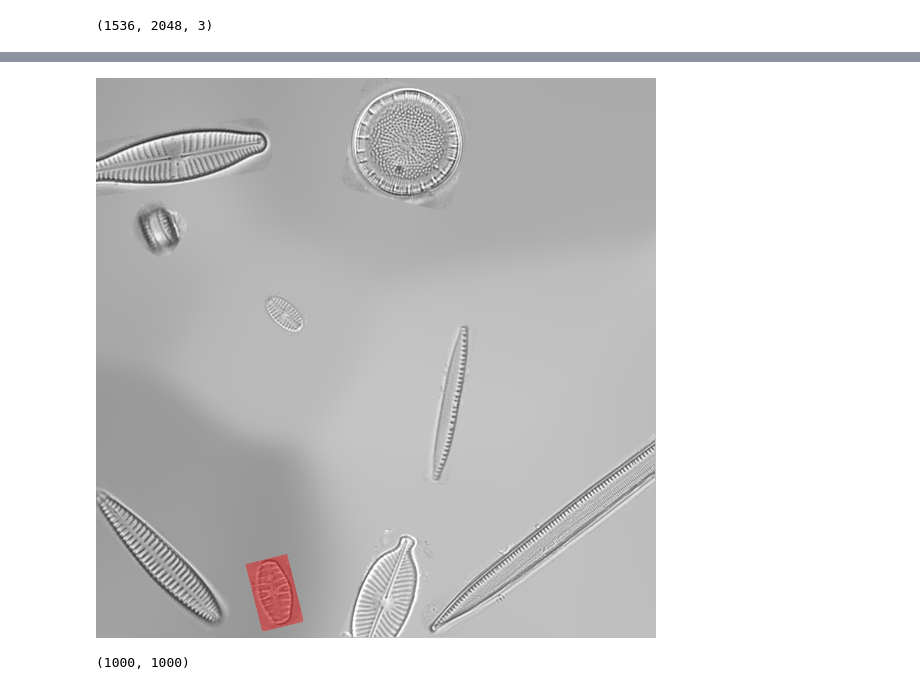
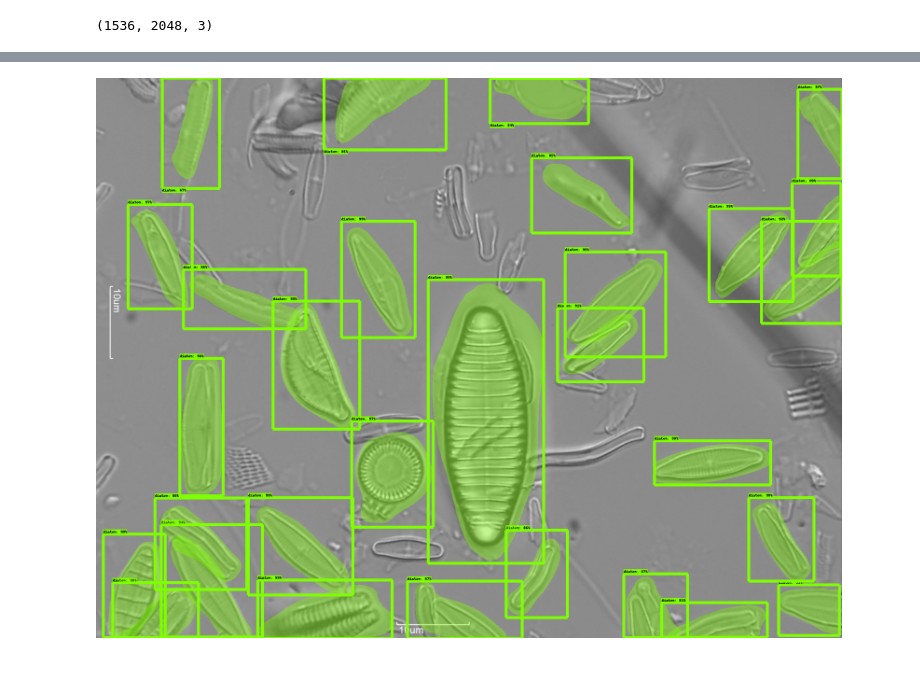
Before and after one commit to xuewengeophysics/Super-Diatom-Classifier, a Jupyter notebook: testing/segmentation.ipynb, the cells around one changed output, grey strips where cells are left out. Drawn from its saved outputs; the diff is of its cells as text; code cells hidden in the pictures.

```diff
--- a/testing/segmentation.ipynb
+++ b/testing/segmentation.ipynb
@@ -45,7 +46,7 @@ INFO:tensorflow:Saver not created because there are no variables in the graph to
 ## Loading label map
 # %%
 # List of the strings that is used to add correct label for each box.
-PATH_TO_LABELS = '/home/GTL/pfauregi/Training/setup02/data/binary_label_map.pbtxt'
+PATH_TO_LABELS = '/mnt/nvme-storage/pfauregi/training/setup02/data/binary_label_map.pbtxt'
 category_index = label_map_util.create_category_index_from_labelmap(PATH_TO_LABELS, use_display_name=True)
 # %% [markdown]
 For the sake of simplicity we will test on 2 images:
@@ -97,6 +98,20 @@ def run_inference_for_single_image(model, image):
         output_dict['detection_masks_reframed'] = detection_masks_reframed.numpy()
 
     return output_dict
+
+def show_inference(output_dict, image_np, n_max_box=20):
+    vis_util.visualize_boxes_and_labels_on_image_array(
+        image_np,
+        output_dict['detection_boxes'],
+        output_dict['detection_classes'],
+        output_dict['detection_scores'],
+        category_index,
+        instance_masks=output_dict.get('detection_masks_reframed', None),
+        use_normalized_coordinates=True,
+        line_thickness=8,
+        max_boxes_to_draw=n_max_box)
+
+    display(Image.fromarray(image_np))
 # %%
 img_path = "/home/GTL/pfauregi/Super-Diatomee-Classifier/training/raw_dataset/images/0000.png"
 image = np.array(Image.open(img_path))
@@ -109,5 +124,5 @@ image_np.shape
 # %%
-img_path = "/home/GTL/pfauregi/Training/sample.jpg"
+img_path = "/mnt/nvme-storage/pfauregi/training/sample.png"
 image = np.array(Image.open(img_path))
 image.shape
 # %% [output]
@@ -147,16 +132,5 @@ KeyboardInterrupt:
-# %%
-img_path = "/home/GTL/pfauregi/Super-Diatomee-Classifier/training/raw_dataset/images/0000.png"
-image = np.array(Image.open(img_path))
-image = np.expand_dims(image, -1)
-image = np.repeat(image, 3, 2)
-image_np = np.array(image)
-im = Image.open("/home/GTL/pfauregi/Super-Diatomee-Classifier/training/raw_dataset/masks/0000_HCAP_000.png")
-pix = np.array(im)
-vis_util.draw_mask_on_image_array(image_np,pix)
-display(Image.fromarray(image_np))
-# %% [output]
-[figure, removed]
-# %%
-pix.shape
-# %% [output]
-(1000, 1000)
+# %%
+image_np = np.array(image)
+show_inference(result, image_np, n_max_box=30)
+# %% [output]
+[figure, added]
```
Also changed, not shown: parts of 6 cells of this notebook, 6 other files.
